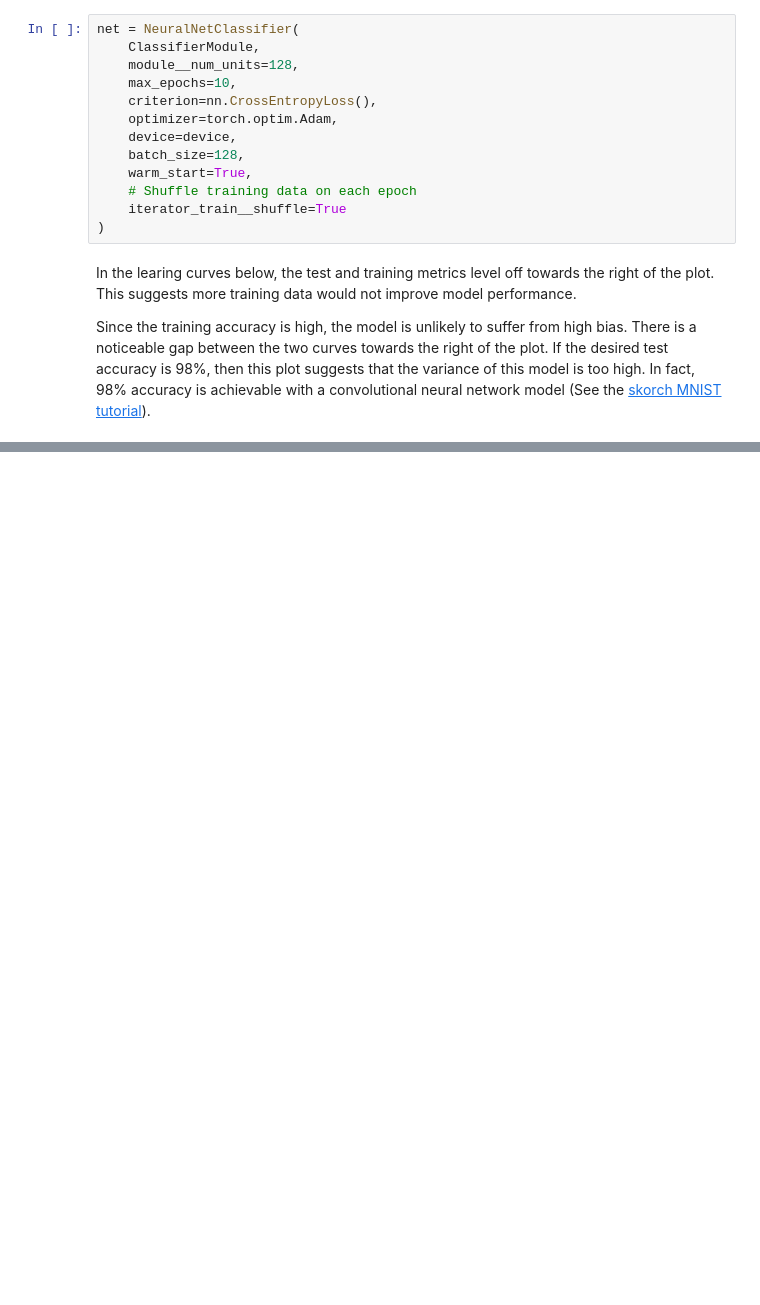
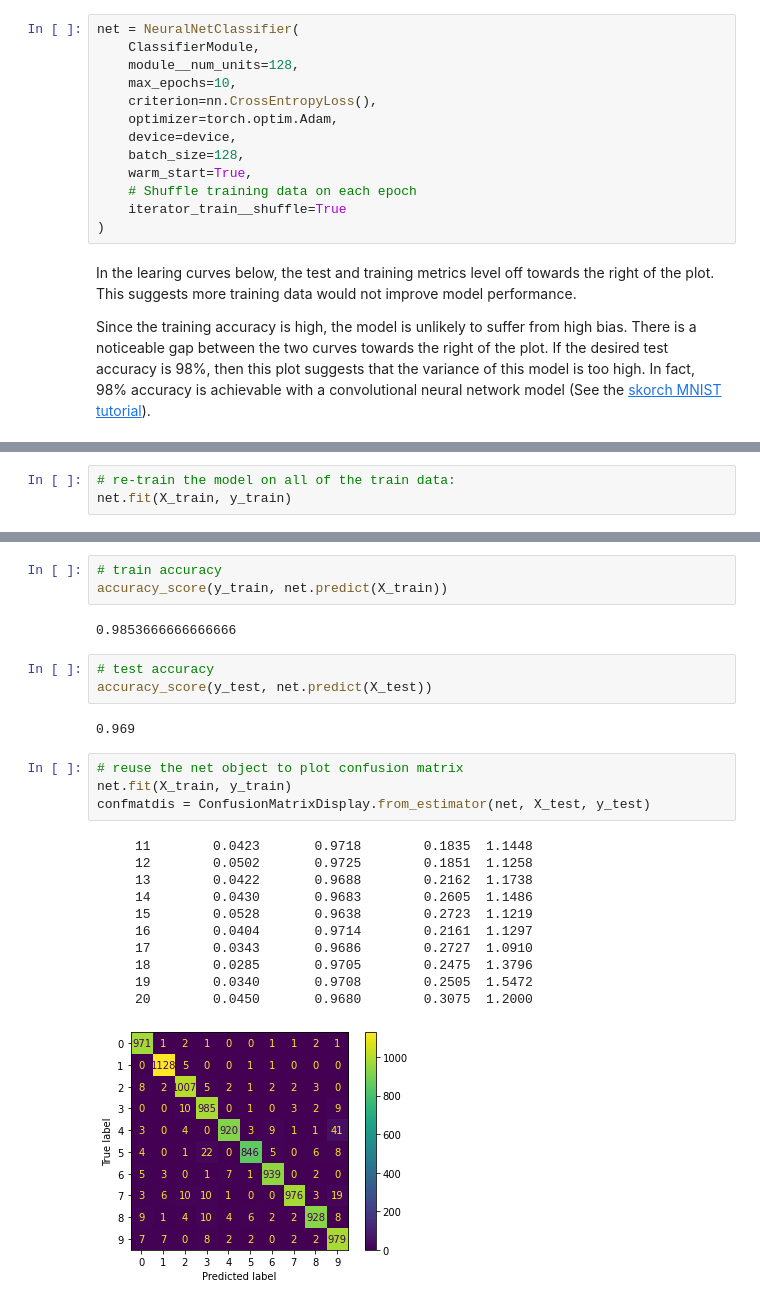
Before and after one commit to AlexGose/learning-curve, a Jupyter notebook: notebooks/gpu_minibatch.ipynb, the cells around one changed output, grey strips where cells are left out. Cells and saved outputs as stored; diff of their text form; blank space fills up the shorter version.

Commit message:
Add accuracy calc and confusion matrix
This re-uses code to perform training and test accuracy
calculations as well as a confusion matrix plot after the
learning curve is plotted.

```diff
--- a/notebooks/gpu_minibatch.ipynb
+++ b/notebooks/gpu_minibatch.ipynb
@@ -124,0 +125,3 @@ Text(0.5, 1.0, 'Learning Curve')
+# %%
+# re-train the model on all of the train data:
+net.fit(X_train, y_train)
@@ -124,0 +148,26 @@ Text(0.5, 1.0, 'Learning Curve')
+# %%
+# train accuracy
+accuracy_score(y_train, net.predict(X_train))
+# %% [output]
+0.9853666666666666
+# %%
+# test accuracy
+accuracy_score(y_test, net.predict(X_test))
+# %% [output]
+0.969
+# %%
+# reuse the net object to plot confusion matrix
+net.fit(X_train, y_train)
+confmatdis = ConfusionMatrixDisplay.from_estimator(net, X_test, y_test)
+# %% [output]
+     11        0.0423       0.9718        0.1835  1.1448
+     12        0.0502       0.9725        0.1851  1.1258
+     13        0.0422       0.9688        0.2162  1.1738
+     14        0.0430       0.9683        0.2605  1.1486
+     15        0.0528       0.9638        0.2723  1.1219
+     16        0.0404       0.9714        0.2161  1.1297
+     17        0.0343       0.9686        0.2727  1.0910
+     18        0.0285       0.9705        0.2475  1.3796
+     19        0.0340       0.9708        0.2505  1.5472
+     20        0.0450       0.9680        0.3075  1.2000
+[figure, added]
```
Also changed, not shown: parts of 4 cells of this notebook, 2 other files.
